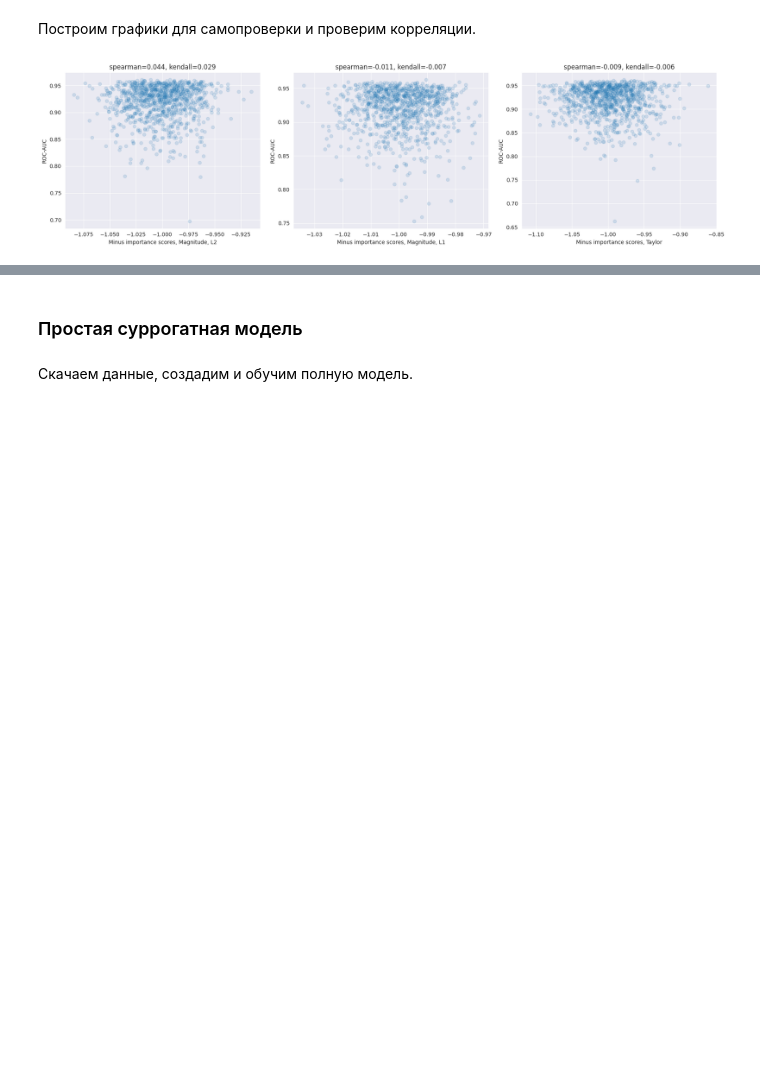
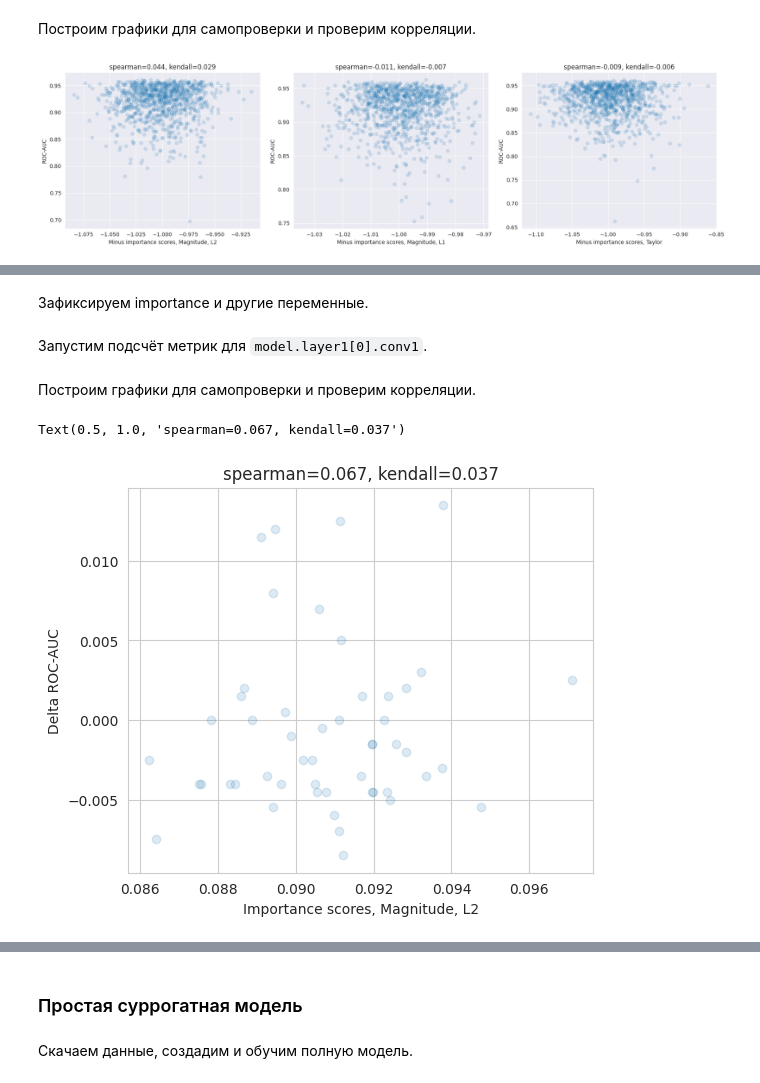
Before and after one commit to intsystems/Zero-shot-structural-pruning, a Jupyter notebook: notebooks/depgraph-experiments.ipynb, the cells around one changed output, grey strips where cells are left out. Cells and saved outputs as stored; diff of their text form; code cells hidden in the pictures; blank space fills up the shorter version.

Commit message:
new corr experiments

```diff
--- a/notebooks/depgraph-experiments.ipynb
+++ b/notebooks/depgraph-experiments.ipynb
@@ -1886,0 +1747,21 @@ Text(0.5, 1.0, 'spearman=-0.051, kendall=-0.040')
+# %% [markdown]
+Зафиксируем importance и другие переменные.
+# %%
+importance = tp.importance.GroupMagnitudeImportance(p=2, normalizer=None)
+importance_name = 'Magnitude, L2'
+
+example_inputs = torch.randn(1, 3, 224, 224).to('cuda')
+prune_rate = 0.15
+num_samples = 50
+len_channels = 512
+
+base_metric = test_loop(full_model, testloader)
+
+group = DG.get_pruning_group(
+        full_model.layer2[0].conv3,
+        DG.get_pruner_of_module(full_model.layer2[0].conv3).prune_out_channels,
+        idxs=range(len_channels)
+    )
+scores = importance(group)
+# %% [markdown]
+Запустим подсчёт метрик для `model.layer1[0].conv1`.
@@ -1886,0 +1803,27 @@ Text(0.5, 1.0, 'spearman=-0.051, kendall=-0.040')
+# %% [markdown]
+Построим графики для самопроверки и проверим корреляции.
+# %%
+plt.figure(figsize=(6, 5))
+
+with sns.axes_style('whitegrid'):
+    plt.scatter(
+        history_metrics['importance'],
+        history_metrics['delta_metric'],
+        alpha=0.15
+        )
+plt.xlabel(f'Importance scores, {importance_name}')
+plt.ylabel('Delta ROC-AUC')
+
+spearman_corr, _ = spearmanr(
+    history_metrics['importance'],
+    history_metrics['delta_metric'],
+    )
+kendall_corr, _ = kendalltau(
+    history_metrics['importance'],
+    history_metrics['delta_metric'],
+    )
+
+plt.title(f'spearman={spearman_corr:.3f}, kendall={kendall_corr:.3f}')
+# %% [output]
+Text(0.5, 1.0, 'spearman=0.067, kendall=0.037')
+[figure, added]
```
Also changed, not shown: parts of 15 cells of this notebook.
